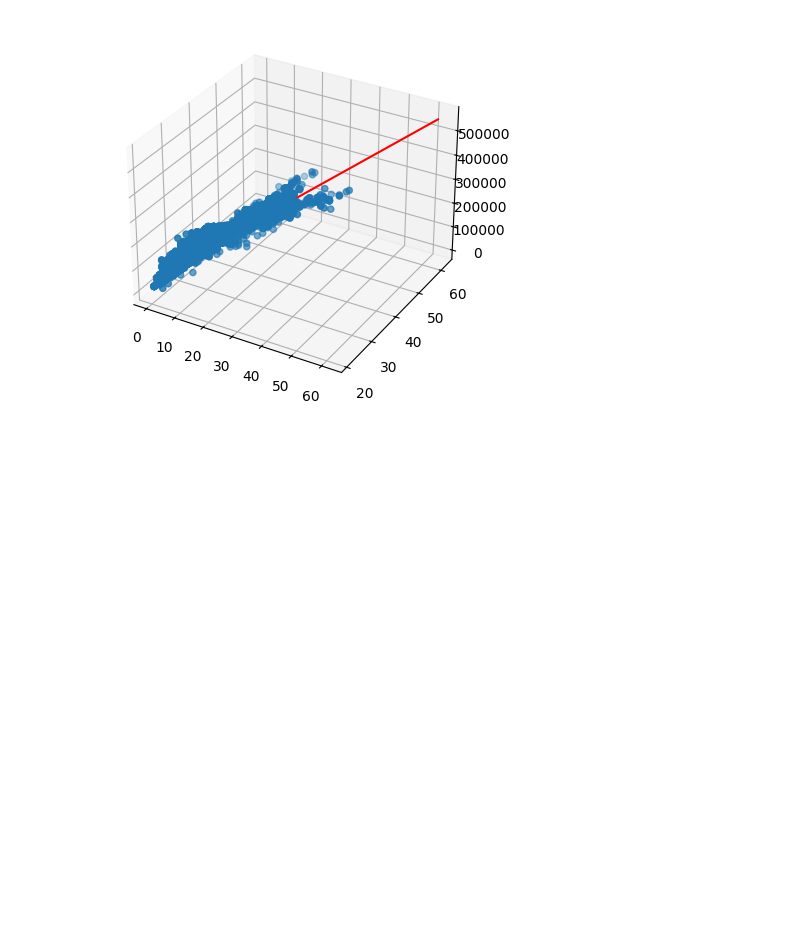
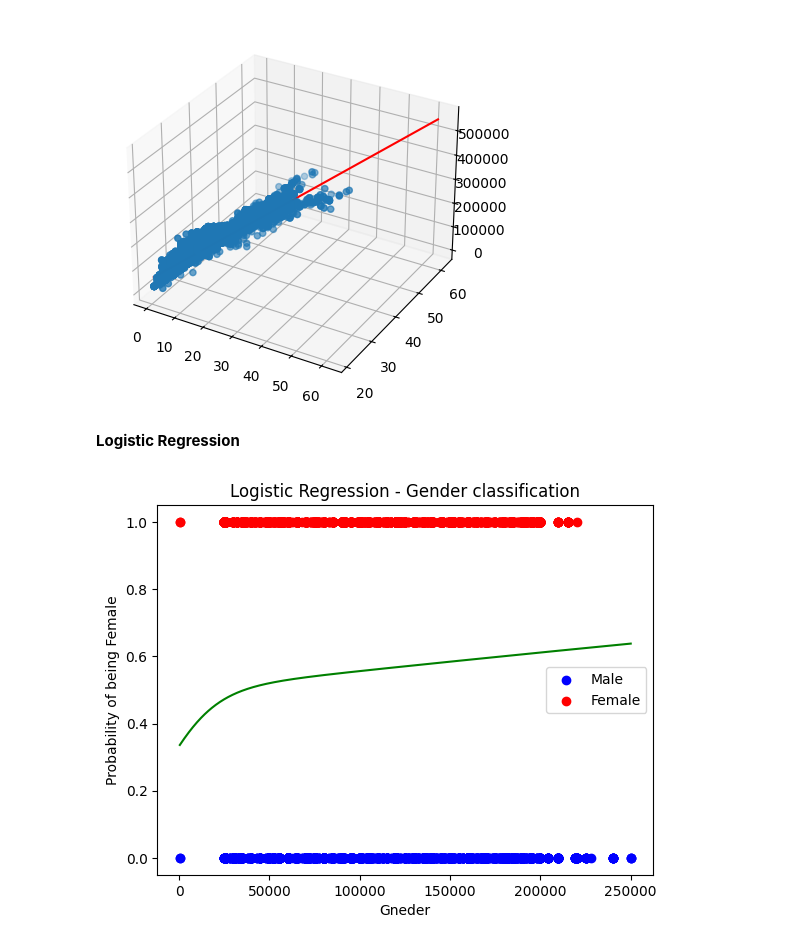
Before and after one commit to ioritz2002/PracticasIA, a Jupyter notebook: Pruebas.ipynb, the cells around one changed output. Cells and saved outputs as stored; diff of their text form; code cells hidden in the pictures; blank space fills up the shorter version.

```diff
--- a/Pruebas.ipynb
+++ b/Pruebas.ipynb
@@ -112,3 +113,33 @@ ax.plot(x_exp, x_age, pred, color="red")
 plt.show()
 # %% [output]
 [figure]
+# %% [markdown]
+**Logistic Regression**
+# %%
+d = {'Male': 0, 'Female':1}
+df['Gender'] = df['Gender'].map(d)
+
+X = np.array(df['Salary']).reshape(-1,1)
+y = np.array(df['Gender']).astype(int)
+
+logr = LogisticRegression()
+logr.fit(X,y)
+
+predicted = logr.predict(np.array([[5000]]))
+
+X_test = np.linspace(X.min(), X.max(), 1000).reshape(-1,1)
+
+predict_proba = logr.predict_proba(X_test)[:,1]
+
+plt.plot(X_test, predict_proba, color='green')
+
+plt.scatter(X[y == 0], y[y == 0], color='blue', label='Male')
+plt.scatter(X[y == 1], y[y == 1], color='red', label='Female')
+
+plt.legend()
+plt.xlabel("Gneder")
+plt.ylabel("Probability of being Female")
+plt.title("Logistic Regression - Gender classification")
+plt.show()
+# %% [output]
+[figure, added]
```
Also changed, not shown: parts of 2 cells of this notebook.
